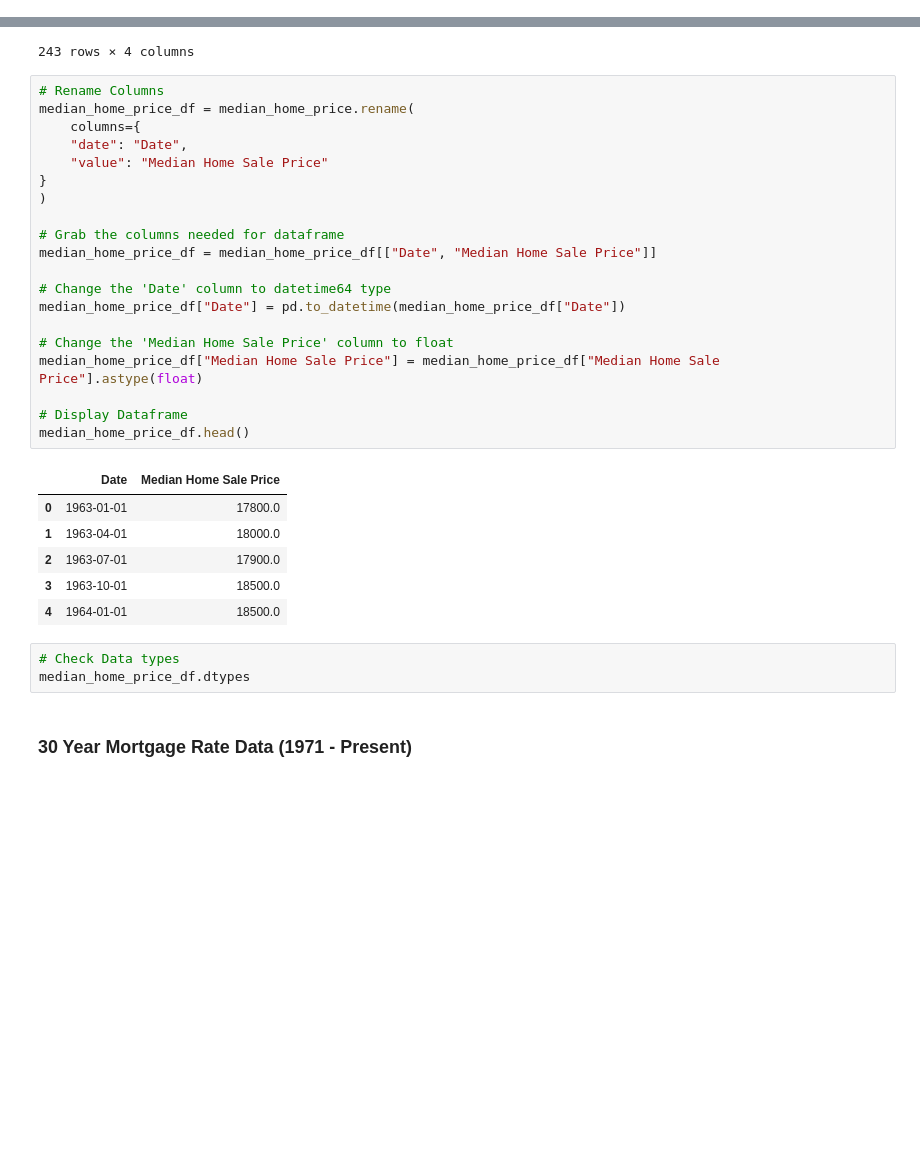
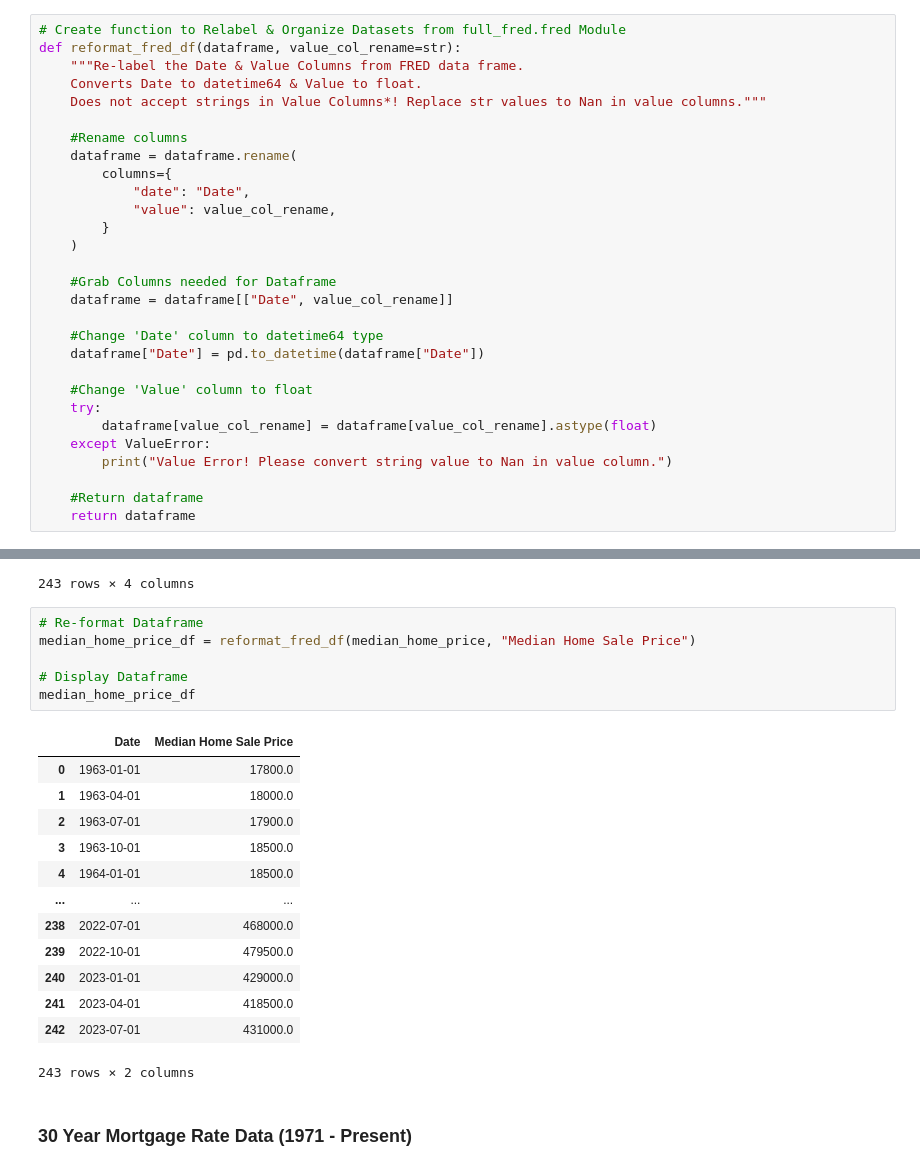
Before and after one commit to njlanger/Project1_Grp3, a Jupyter notebook: input_data/raw_fred_data.ipynb, the cells around one changed output, grey strips where cells are left out. Cells and saved outputs as stored; diff of their text form; blank space fills up the shorter version.

Commit message:
Created function to reformat Fred Dataframe

```diff
--- a/input_data/raw_fred_data.ipynb
+++ b/input_data/raw_fred_data.ipynb
@@ -24,6 +24,35 @@ data
 #Install full-fred module
 
 %pip install full-fred
+# %%
+# Create function to Relabel & Organize Datasets from full_fred.fred Module
+def reformat_fred_df(dataframe, value_col_rename=str):
+    """Re-label the Date & Value Columns from FRED data frame.
+    Converts Date to datetime64 & Value to float.
+    Does not accept strings in Value Columns*! Replace str values to Nan in value columns."""
+
+    #Rename columns
+    dataframe = dataframe.rename(
+        columns={
+            "date": "Date",
+            "value": value_col_rename,
+        }
+    )
+
+    #Grab Columns needed for Dataframe
+    dataframe = dataframe[["Date", value_col_rename]]
+
+    #Change 'Date' column to datetime64 type
+    dataframe["Date"] = pd.to_datetime(dataframe["Date"])
+
+    #Change 'Value' column to float
+    try:
+        dataframe[value_col_rename] = dataframe[value_col_rename].astype(float)
+    except ValueError:
+        print("Value Error! Please convert string value to Nan in value column.")
+
+    #Return dataframe
+    return dataframe
 # %% [markdown]
 # Searching for Series using Full Fred library
 ##### Full Fred Documentation <https://github.com/7astro7/full_fred>
@@ -66,36 +95,26 @@ median_home_price
 | 241 | 2023-11-10 | 2023-11-10 | 2023-04-01 | 418500.0 |
 | 242 | 2023-11-10 | 2023-11-10 | 2023-07-01 | 431000.0 |
 243 rows × 4 columns
-# %%
-# Rename Columns
-median_home_price_df = median_home_price.rename(
-    columns={
-    "date": "Date",
-    "value": "Median Home Sale Price"
-}
-)
-
-# Grab the columns needed for dataframe
-median_home_price_df = median_home_price_df[["Date", "Median Home Sale Price"]]
-
-# Change the 'Date' column to datetime64 type
-median_home_price_df["Date"] = pd.to_datetime(median_home_price_df["Date"])
-
-# Change the 'Median Home Sale Price' column to float
-median_home_price_df["Median Home Sale Price"] = median_home_price_df["Median Home Sale Price"].astype(float)
-
-# Display Dataframe
-median_home_price_df.head()
-# %% [output]
-|  | Date | Median Home Sale Price |
-| 0 | 1963-01-01 | 17800.0 |
-| 1 | 1963-04-01 | 18000.0 |
-| 2 | 1963-07-01 | 17900.0 |
-| 3 | 1963-10-01 | 18500.0 |
-| 4 | 1964-01-01 | 18500.0 |
-# %%
-# Check Data types
-median_home_price_df.dtypes
+# %%
+# Re-format Dataframe
+median_home_price_df = reformat_fred_df(median_home_price, "Median Home Sale Price")
+
+# Display Dataframe
+median_home_price_df
+# %% [output]
+|  | Date | Median Home Sale Price |
+| 0 | 1963-01-01 | 17800.0 |
+| 1 | 1963-04-01 | 18000.0 |
+| 2 | 1963-07-01 | 17900.0 |
+| 3 | 1963-10-01 | 18500.0 |
+| 4 | 1964-01-01 | 18500.0 |
+| ... | ... | ... |
+| 238 | 2022-07-01 | 468000.0 |
+| 239 | 2022-10-01 | 479500.0 |
+| 240 | 2023-01-01 | 429000.0 |
+| 241 | 2023-04-01 | 418500.0 |
+| 242 | 2023-07-01 | 431000.0 |
+243 rows × 2 columns
 # %% [markdown]
 ### 30 Year Mortgage Rate Data (1971 - Present)
 # %%
```
Also changed, not shown: parts of 13 cells of this notebook.
